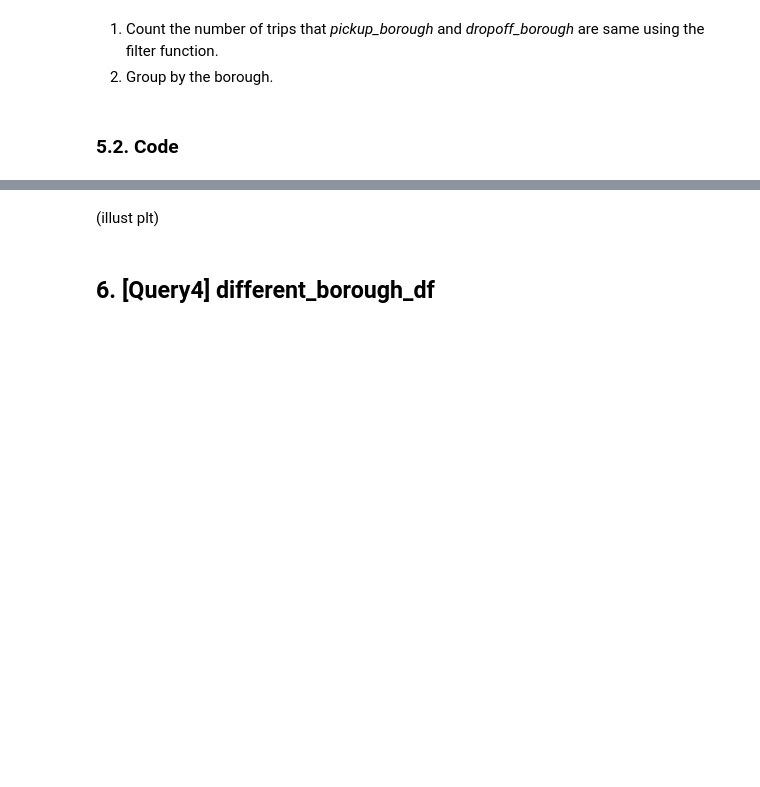
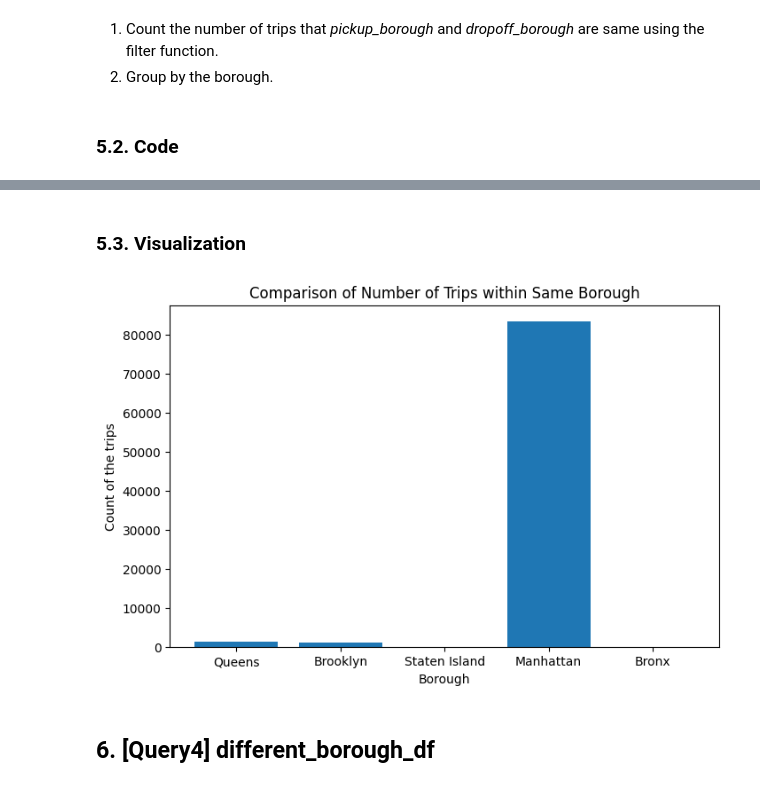
Before and after one commit to kuchidareo/bdm_project_1, a Jupyter notebook: main.ipynb, the cells around one changed output, grey strips where cells are left out. Cells and saved outputs as stored; diff of their text form; code cells hidden in the pictures; blank space fills up the shorter version.

```diff
--- a/main.ipynb
+++ b/main.ipynb
@@ -232,7 +244,18 @@ count_trip_same_borough.show()
 |         Bronx|   49|
 +--------------+-----+
 # %% [markdown]
-(illust plt)
+### 5.3. Visualization
+# %%
+count_trip_same_borough_pd = count_trip_same_borough.toPandas()
+
+plt.figure(figsize = (8, 5))
+plt.bar(count_trip_same_borough_pd['pickup_borough'].astype(str), count_trip_same_borough_pd['count'])
+plt.title('Comparison of Number of Trips within Same Borough')
+plt.xlabel("Borough")
+plt.ylabel("Count of the trips")
+plt.show()
+# %% [output]
+[figure, added]
 # %% [markdown]
 ## 6. [Query4] different_borough_df
 # %% [markdown]
```
Also changed, not shown: parts of 24 cells of this notebook, 1 other file.
